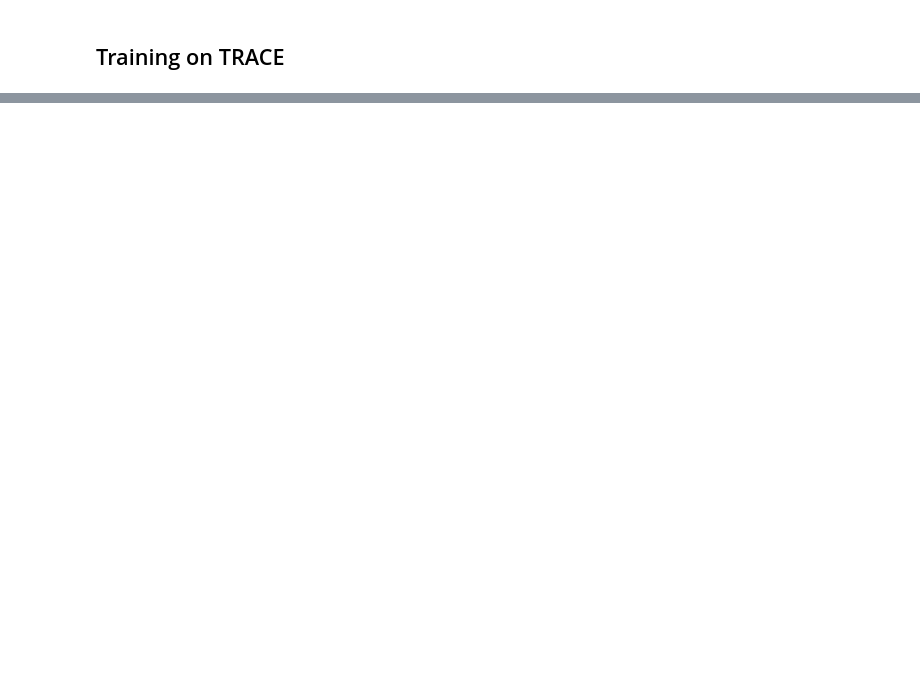
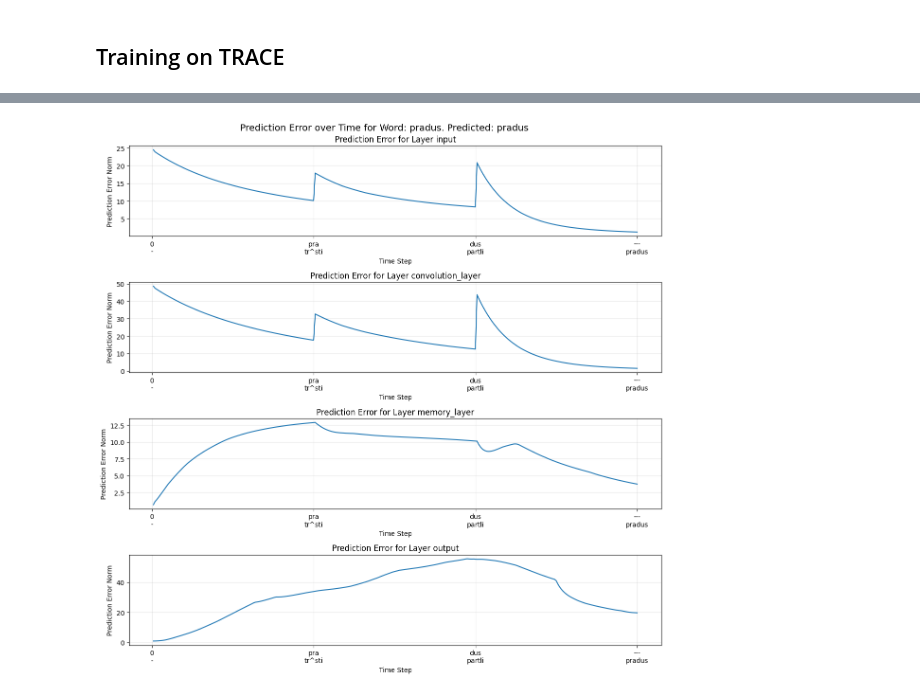
Before and after one commit to gydis/trace-predictive-coding, a Jupyter notebook: predcoding/sandbox.ipynb, the cells around one changed output, grey strips where cells are left out. Cells and saved outputs as stored; diff of their text form; code cells hidden in the pictures; blank space fills up the shorter version.

```diff
--- a/predcoding/sandbox.ipynb
+++ b/predcoding/sandbox.ipynb
@@ -136,0 +165,10 @@ a.save("test.mp4")
+# %%
+_, train_dataloader, val_dataloader = build_trace_dataloaders(config, shuffle=False)
+# %%
+device = "cuda"
+words, features, labels_ind, words_padded = next(iter(train_dataloader)).values()
+word_ind = WORD_TO_IND['start']
+#i = torch.where(labels_ind == word_ind)[0].item()
+i = None
+
+a = viz_trace(model, next(iter(train_dataloader)), steps_per_phoneme=config.steps_per_phoneme, lexicon=TraceDataset().words, interval=250, chosen_word_ind = i, step_size=config.step)
@@ -136,0 +260,4 @@ a.save("test.mp4")
+# %%
+pred_errs = pred_err_plots(model, config, train_dataloader, i=0)
+# %% [output]
+[figure, added]
```
Also changed, not shown: parts of 16 cells of this notebook, 3 other files.
